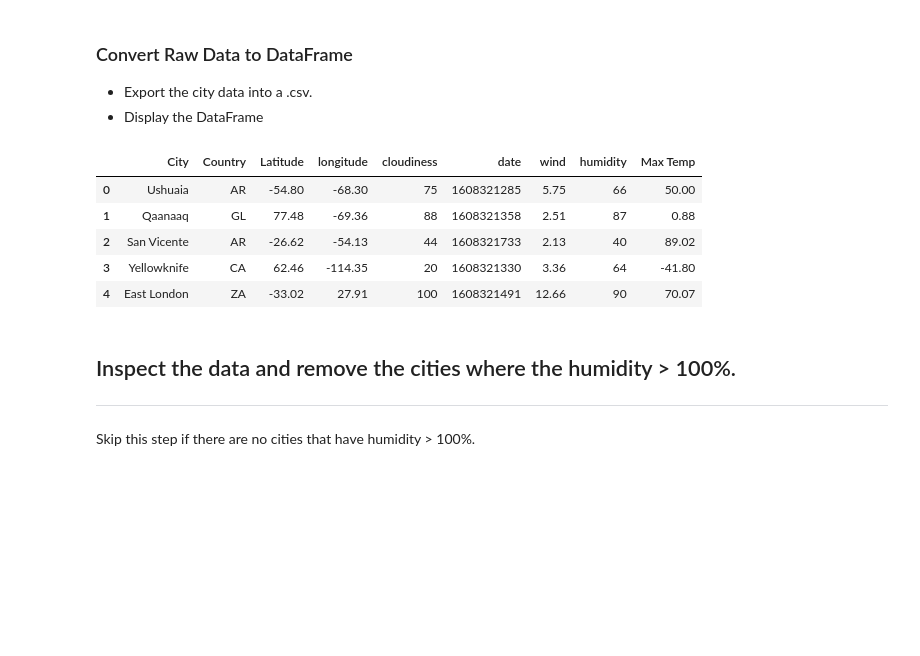
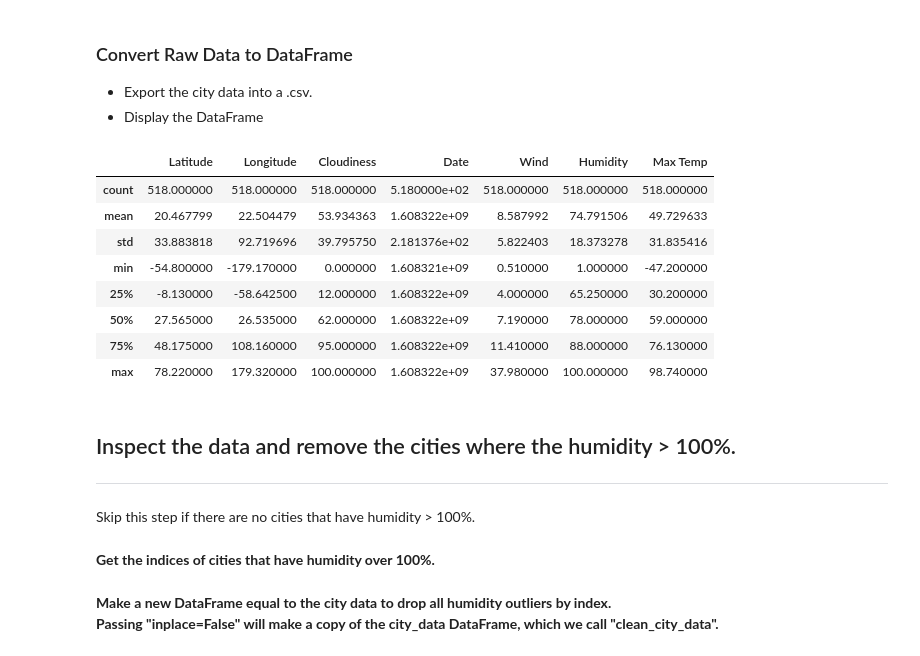
Before and after one commit to GrimmettDS/python-api-challenge, a Jupyter notebook: WeatherPy/WeatherTestData.ipynb, the cells around one changed output. Drawn from its saved outputs; the diff is of its cells as text; code cells hidden in the pictures; blank space fills up the shorter version.

```diff
--- a/WeatherPy/WeatherTestData.ipynb
+++ b/WeatherPy/WeatherTestData.ipynb
@@ -165,12 +165,5 @@ Data Retrieval Complete
 * Display the DataFrame
 # %%
 weather_test = {'City': cityname,'Country':country,'Latitude':latitude,
-            'longitude':longitude,'cloudiness':cloudiness,'date':date,
-            'wind':wind,'humidity':humidity,'Max Temp':max_temp}
+            'Longitude':longitude,'Cloudiness':cloudiness,'Date':date,
+            'Wind':wind,'Humidity':humidity,'Max Temp':max_temp}
-# %% [output]
-|  | City | Country | Latitude | longitude | cloudiness | date | wind | humidity | Max Temp |
-| 0 | Ushuaia | AR | -54.80 | -68.30 | 75 | 1608321285 | 5.75 | 66 | 50.00 |
-| 1 | Qaanaaq | GL | 77.48 | -69.36 | 88 | 1608321358 | 2.51 | 87 | 0.88 |
-| 2 | San Vicente | AR | -26.62 | -54.13 | 44 | 1608321733 | 2.13 | 40 | 89.02 |
-| 3 | Yellowknife | CA | 62.46 | -114.35 | 20 | 1608321330 | 3.36 | 64 | -41.80 |
-| 4 | East London | ZA | -33.02 | 27.91 | 100 | 1608321491 | 12.66 | 90 | 70.07 |
@@ -180,3 +175,17 @@ weather_city.head()
+# %%
+# Displaying DataFrame in Describe format.
+
+weather_city.describe()
+# %% [output]
+|  | Latitude | Longitude | Cloudiness | Date | Wind | Humidity | Max Temp |
+| count | 518.000000 | 518.000000 | 518.000000 | 5.180000e+02 | 518.000000 | 518.000000 | 518.000000 |
+| mean | 20.467799 | 22.504479 | 53.934363 | 1.608322e+09 | 8.587992 | 74.791506 | 49.729633 |
+| std | 33.883818 | 92.719696 | 39.795750 | 2.181376e+02 | 5.822403 | 18.373278 | 31.835416 |
+| min | -54.800000 | -179.170000 | 0.000000 | 1.608321e+09 | 0.510000 | 1.000000 | -47.200000 |
+| 25% | -8.130000 | -58.642500 | 12.000000 | 1.608322e+09 | 4.000000 | 65.250000 | 30.200000 |
+| 50% | 27.565000 | 26.535000 | 62.000000 | 1.608322e+09 | 7.190000 | 78.000000 | 59.000000 |
+| 75% | 48.175000 | 108.160000 | 95.000000 | 1.608322e+09 | 11.410000 | 88.000000 | 76.130000 |
+| max | 78.220000 | 179.320000 | 100.000000 | 1.608322e+09 | 37.980000 | 100.000000 | 98.740000 |
 # %% [markdown]
 ## Inspect the data and remove the cities where the humidity > 100%.
 ----
@@ -183,0 +195,2 @@ Skip this step if there are no cities that have humidity > 100%.
+# %% [markdown]
+<b>Get the indices of cities that have humidity over 100%.</b>
@@ -183,0 +199,3 @@ Skip this step if there are no cities that have humidity > 100%.
+# %% [markdown]
+<b>Make a new DataFrame equal to the city data to drop all humidity outliers by index.<br>
+Passing "inplace=False" will make a copy of the city_data DataFrame, which we call "clean_city_data".</b>
```
Also changed, not shown: parts of 4 cells of this notebook, 1 other file.
